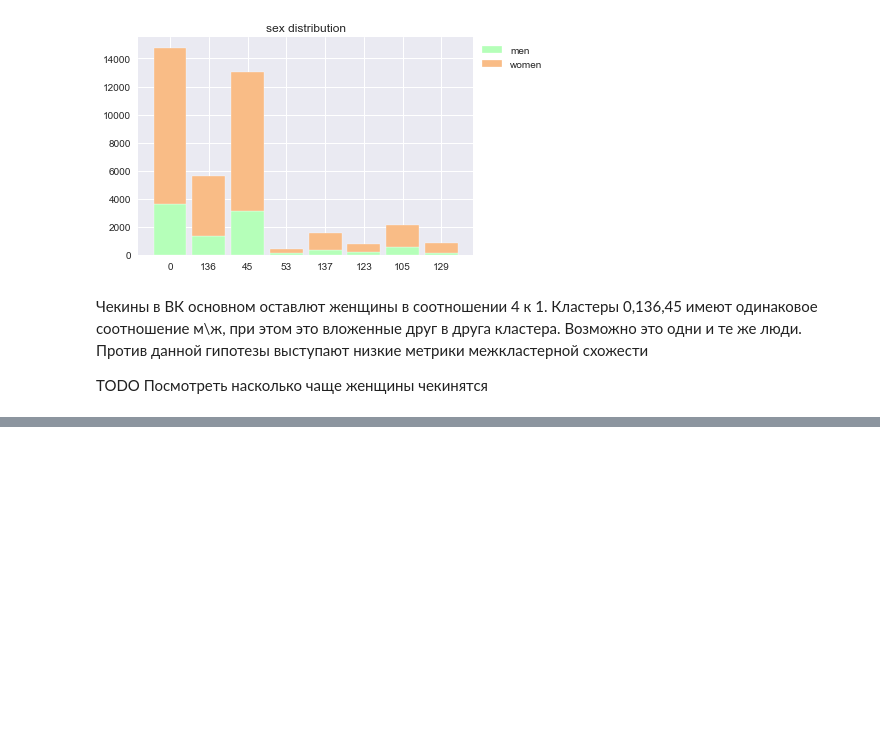
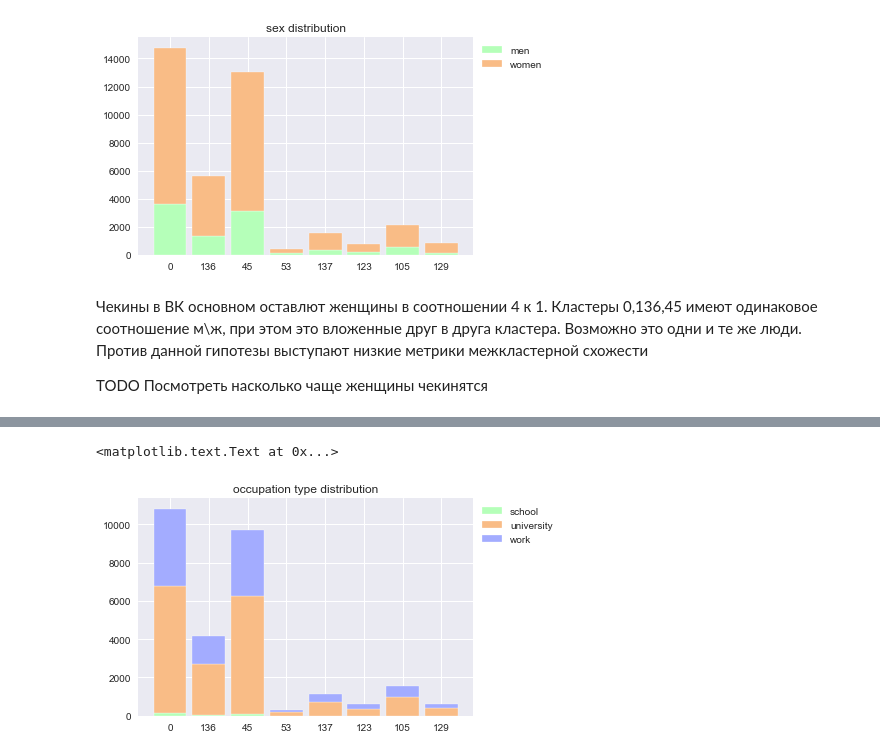
Before and after one commit to ganjasan/social_clasters_analysis, a Jupyter notebook: Scripts/claster_base_analys-3.ipynb, the cells around one changed output, grey strips where cells are left out. Cells and saved outputs as stored; diff of their text form; code cells hidden in the pictures; blank space fills up the shorter version.

```diff
--- a/Scripts/claster_base_analys-3.ipynb
+++ b/Scripts/claster_base_analys-3.ipynb
@@ -107,0 +158,21 @@ TODO
+# %%
+schools = occupation_type_df['school'].tolist()
+university = occupation_type_df['university'].tolist()
+work = occupation_type_df['work'].tolist()
+
+# plot
+barWidth = 0.85
+
+plt.bar(r, schools, color='#b5ffb9', edgecolor='white', width=barWidth, label="school")
+
+plt.bar(r, university, bottom=schools, color='#f9bc86', edgecolor='white', width=barWidth , label='university')
+
+plt.bar(r, work, bottom=[i+j for i,j in zip(schools, university)], color='#a3acff', edgecolor='white', width=barWidth, label='work')
+
+plt.xticks(r, names)
+plt.legend(loc='upper left', bbox_to_anchor=(1,1), ncol=1)
+
+plt.title('occupation type distribution')
+# %% [output]
+<matplotlib.text.Text at 0x...>
+[figure, added]
```
Also changed, not shown: parts of 6 cells of this notebook.
